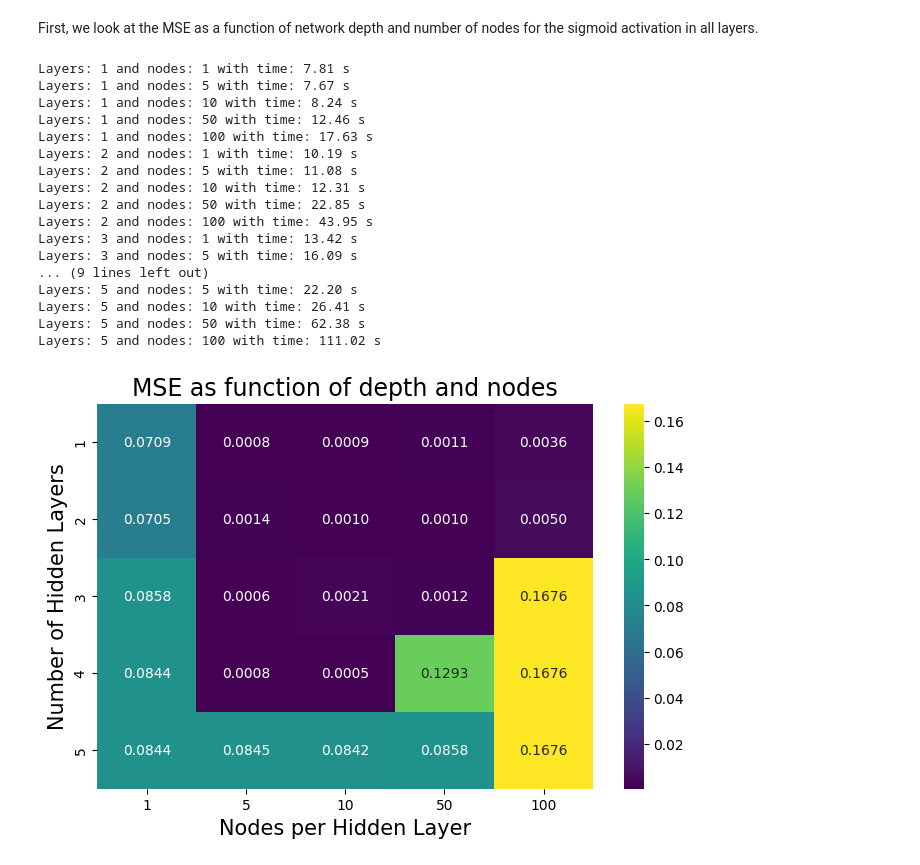
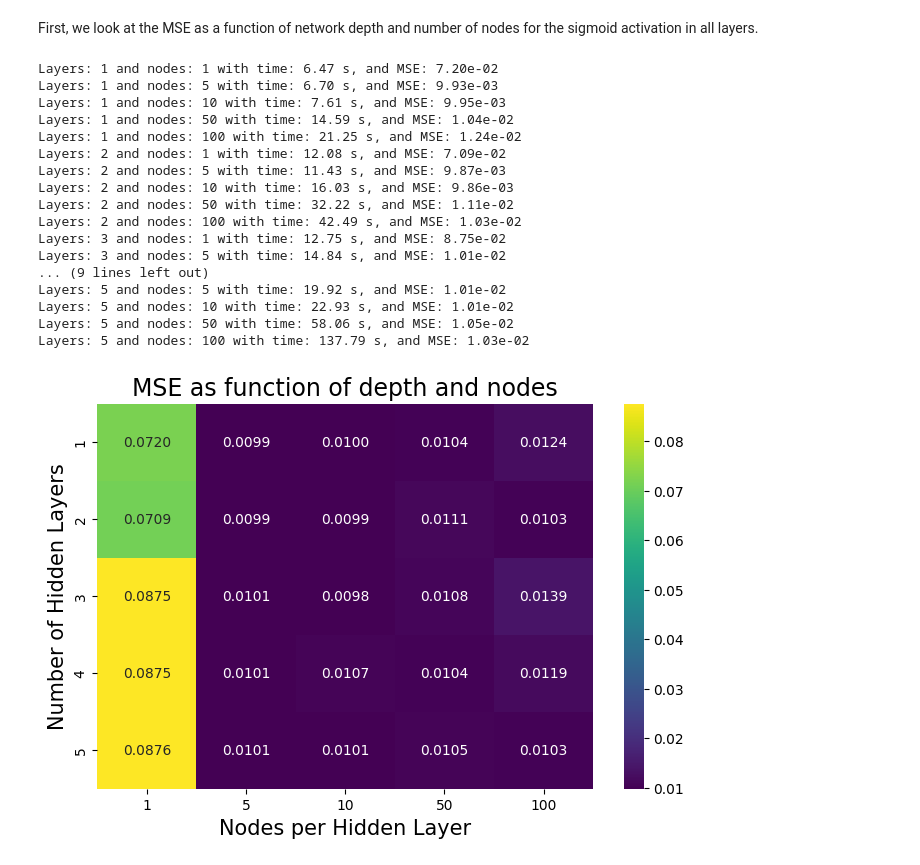
Before and after one commit to JVestly/Project-2, a Jupyter notebook: Code/tests_d.ipynb, the cells around one changed output. Saved outputs shown, nothing was run; the diff lists cells and outputs as text; code cells hidden in the pictures.

```diff
--- a/Code/tests_d.ipynb
+++ b/Code/tests_d.ipynb
@@ -17,65 +17,65 @@ importlib.reload(imports)
 # %% [markdown]
 First, we look at the MSE as a function of network depth and number of nodes for the sigmoid activation in all layers.
 # %%
-X_train, X_test, Y_train, Y_test, x_train, x_test, y_train, y_test = create_and_scale_data()
+X_train, X_test, Y_train, Y_test, x_train, x_test, y_train, y_test = create_and_scale_data(n=100, noise_std=0.1)
 
 activation_funcs = [sigmoid, reLU, leaky_reLU]
 activation_ders  = [sigmoid_der, reLU, leaky_reLU]
 nodes_list = [1,5,10,50,100]
 hidden_layers = [1,2,3,4,5]
 mseMatrix = np.zeros((len(hidden_layers),len(nodes_list)))
-# timeMatrix = np.empty(mseMatrix.shape)
+timeMatrix = np.empty(mseMatrix.shape)
 
-# for h, hidden_layer in enumerate(hidden_layers):
-#     for n, nodes in enumerate(nodes_list):
+for h, hidden_layer in enumerate(hidden_layers):
+    for n, nodes in enumerate(nodes_list):
 
-#         start = time.perf_counter()
+        start = time.perf_counter()
 
-#         LinReg = NeuralNetwork(1, [nodes]*hidden_layer + [1], [sigmoid]*(hidden_layer+1), [sigmoid_der]*(hidden_layer+1), mse, mse_der)
-#         LinReg.train_SGD(X_train, y_train, epochs=2000, batch_size=32, learning_rate=0.1, functional=NN_ADAM)
-#         y_pred = LinReg.feed_forward(X_test)
-#         mseMatrix[h, n] = mse(y_pred, y_test)
+        LinReg = NeuralNetwork(1, [nodes]*hidden_layer + [1], [sigmoid]*(hidden_layer) + [identity], [sigmoid_der]*(hidden_layer)+[identity_der], mse, mse_der)
+        LinReg.train_SGD(X_train, y_train, epochs=2000, batch_size=32, learning_rate=0.01, functional=NN_ADAM)
+        y_pred = LinReg.feed_forward(X_train)
+        mseMatrix[h, n] = format(mse(y_pred, y_train), ".2e")
 
-#         end = time.perf_counter()
-#         time_iter = end - start
-#         timeMatrix[h,n] = time_iter
+        end = time.perf_counter()
+        time_iter = end - start
+        timeMatrix[h,n] = time_iter
 
-#         print(f"Layers: {hidden_layer} and nodes: {nodes} with time: {time_iter:.2f} s")
+        print(f"Layers: {hidden_layer} and nodes: {nodes} with time: {time_iter:.2f} s, and MSE: {format(mseMatrix[h,n], ".2e")}")
 
 save_dir = os.path.join(os.path.dirname(os.getcwd()), "Figures")
 
-# fig, ax = plt.subplots(figsize=(8, 5))
-# sns.heatmap(mseMatrix, annot=True, fmt=".4f", cmap="viridis", ax=ax, xticklabels=nodes_list, yticklabels=hidden_layers)
-# ax.set_xlabel("Nodes per Hidden Layer", fontsize=15)
-# ax.set_ylabel("Number of Hidden Layers", fontsize=15)
-# ax.set_title("MSE as function of depth and nodes", fontsize=17)
-# save_path = os.path.join(save_dir, "HM_d_MSE.png")
-# fig.savefig(save_path, dpi=300, bbox_inches='tight')
+fig, ax = plt.subplots(figsize=(8, 5))
+sns.heatmap(mseMatrix, annot=True, fmt=".4f", cmap="viridis", ax=ax, xticklabels=nodes_list, yticklabels=hidden_layers)
+ax.set_xlabel("Nodes per Hidden Layer", fontsize=15)
+ax.set_ylabel("Number of Hidden Layers", fontsize=15)
+ax.set_title("MSE as function of depth and nodes", fontsize=17)
+save_path = os.path.join(save_dir, "HM_d_MSE.png")
+fig.savefig(save_path, dpi=300, bbox_inches='tight')
 
 
 fig, ax = plt.subplots(figsize=(8, 5))
 sns.heatmap(timeMatrix, annot=True, fmt=".4f", cmap="viridis", ax=ax, xticklabels=nodes_list, yticklabels=hidden_layers)
 ax.set_xlabel("Nodes per Hidden Layer", fontsize=15)
 ax.set_ylabel("Number of Hidden Layers", fontsize=15)
 ax.set_title("MSE as function of depth and nodes", fontsize=17)
 save_path = os.path.join(save_dir, "HM_d_complexity.png")
 fig.savefig(save_path, dpi=300, bbox_inches='tight')
 # %% [output]
-Layers: 1 and nodes: 1 with time: 7.81 s
-Layers: 1 and nodes: 5 with time: 7.67 s
-Layers: 1 and nodes: 10 with time: 8.24 s
-Layers: 1 and nodes: 50 with time: 12.46 s
-Layers: 1 and nodes: 100 with time: 17.63 s
-Layers: 2 and nodes: 1 with time: 10.19 s
-Layers: 2 and nodes: 5 with time: 11.08 s
-Layers: 2 and nodes: 10 with time: 12.31 s
-Layers: 2 and nodes: 50 with time: 22.85 s
-Layers: 2 and nodes: 100 with time: 43.95 s
-Layers: 3 and nodes: 1 with time: 13.42 s
-Layers: 3 and nodes: 5 with time: 16.09 s
+Layers: 1 and nodes: 1 with time: 6.47 s, and MSE: 7.20e-02
+Layers: 1 and nodes: 5 with time: 6.70 s, and MSE: 9.93e-03
+Layers: 1 and nodes: 10 with time: 7.61 s, and MSE: 9.95e-03
+Layers: 1 and nodes: 50 with time: 14.59 s, and MSE: 1.04e-02
+Layers: 1 and nodes: 100 with time: 21.25 s, and MSE: 1.24e-02
+Layers: 2 and nodes: 1 with time: 12.08 s, and MSE: 7.09e-02
+Layers: 2 and nodes: 5 with time: 11.43 s, and MSE: 9.87e-03
+Layers: 2 and nodes: 10 with time: 16.03 s, and MSE: 9.86e-03
+Layers: 2 and nodes: 50 with time: 32.22 s, and MSE: 1.11e-02
+Layers: 2 and nodes: 100 with time: 42.49 s, and MSE: 1.03e-02
+Layers: 3 and nodes: 1 with time: 12.75 s, and MSE: 8.75e-02
+Layers: 3 and nodes: 5 with time: 14.84 s, and MSE: 1.01e-02
 ... (9 lines left out)
-Layers: 5 and nodes: 5 with time: 22.20 s
-Layers: 5 and nodes: 10 with time: 26.41 s
-Layers: 5 and nodes: 50 with time: 62.38 s
-Layers: 5 and nodes: 100 with time: 111.02 s
+Layers: 5 and nodes: 5 with time: 19.92 s, and MSE: 1.01e-02
+Layers: 5 and nodes: 10 with time: 22.93 s, and MSE: 1.01e-02
+Layers: 5 and nodes: 50 with time: 58.06 s, and MSE: 1.05e-02
+Layers: 5 and nodes: 100 with time: 137.79 s, and MSE: 1.03e-02
-[figure, old version]
+[figure, new version]
```
Also changed, not shown: parts of 16 cells of this notebook, 7 other files.
